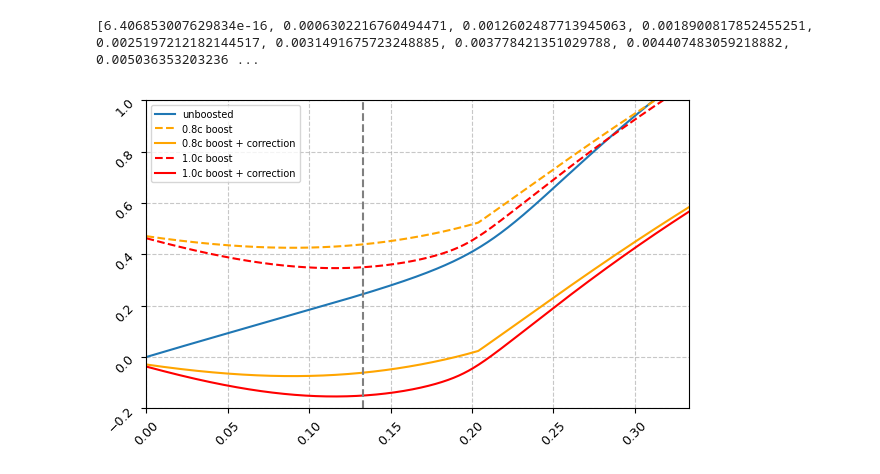
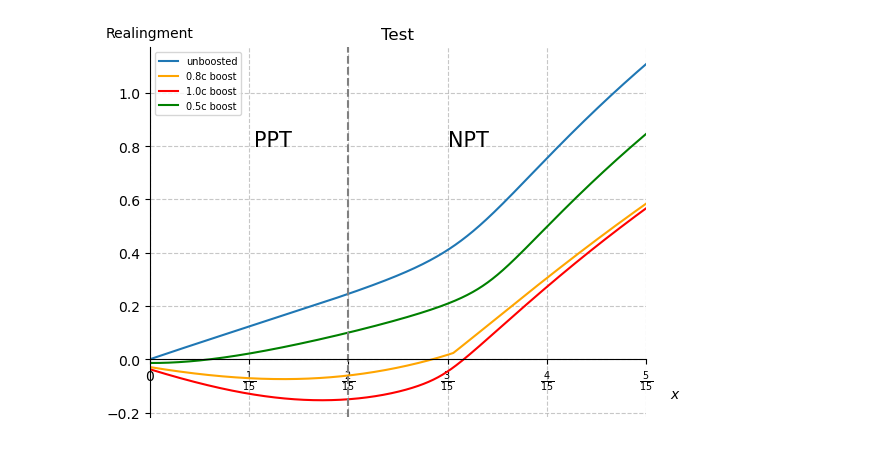
Before and after one commit to sebmousel/Bachelor, a Jupyter notebook: Test.ipynb, the cells around one changed output. Saved outputs shown, nothing was run; the diff lists cells and outputs as text; code cells hidden in the pictures.

Commit message:
example from paper (realignment plot) able to reproduce. first draft of angle dependant momenta coupling. first draft to plot realignment of boosted states dependant of angle in Test notebook

```diff
--- a/Test.ipynb
+++ b/Test.ipynb
@@ -5,11 +6,11 @@ import matplotlib.pyplot as plt
+# %%
+def frac(x,pos):
+    num = int(x*15)
+    return fr"$\frac{{{num}}}{{15}}$" if num > 0 else "0"
 # %%
 val = []
 for n in np.linspace(0, 1/3 , 1000):
     val.append(realign_log(rhob(n,generate_bell_states())))
-
-print(val)
-# %% [output]
-[6.406853007629834e-16, 0.0006302216760494471, 0.0012602487713945063, 0.0018900817852455251, 0.0025197212182144517, 0.0031491675723248885, 0.003778421351029788, 0.004407483059218882, 0.005036353203236 ...
 # %%
 e = [0,0,1]
 momentum1 = [2,np.sqrt(3),0,0]
@@ -63,17 +18,34 @@ for n in np.linspace(0, 1/3 , 1000):
+# %%
+xi05 = 0.5
+xi08 = 0.8
+xi1 = 1
+
+val_05 = realign_val_12_21(e,xi05,momentum1,momentum2)
+val_08 = realign_val_12_21(e,xi08,momentum1,momentum2)
+val_1 = realign_val_12_21(e,xi1,momentum1,momentum2)
 # %%
-plt.figure(figsize=(7, 4))
-plt.xlim(0,1/3)
-plt.ylim(-0.2)
-plt.plot(np.linspace(0,1/3,1000), val, label = "unboosted")
-plt.plot(np.linspace(0,1/3,1000), val_08, linestyle = "--", color = "orange", label = "0.8c boost")
-plt.plot(np.linspace(0,1/3,1000), val_08_corr, color = "orange", label="0.8c boost + correction")
-plt.plot(np.linspace(0,1/3,1000), val_1, linestyle = "--", color = "red", label="1.0c boost")
-plt.plot(np.linspace(0,1/3,1000), val_1_corr, color = "red",label="1.0c boost + correction")
-plt.axvline(2/15, linestyle = "--", color = "grey")
-plt.grid(True, linestyle='--', alpha=0.7)
-plt.xticks(fontsize=9, rotation=45)
-plt.yticks(fontsize=9, rotation=45)
-plt.legend(fontsize=7)
-plt.show()
+fig, ax = plt.subplots()
+#ax.xlim(0,1/3)
+#ax.ylim(-0.2)
+ax.plot(np.linspace(0,1/3,1000), val, label = "unboosted")
+ax.plot(np.linspace(0,1/3,1000), val_08, color = "orange", label="0.8c boost")
+ax.plot(np.linspace(0,1/3,1000), val_1, color = "red",label="1.0c boost")
+ax.plot(np.linspace(0,1/3,1000), val_05, color = "green",label="0.5c boost")
+ax.axvline(2/15, linestyle = "--", color = "grey")
+ax.grid(True, linestyle='--', alpha=0.7)
+ax.legend(fontsize=7)
+ax.spines["bottom"].set_position(("data",0))
+ax.set_xlim(0,max(np.linspace(0,1/3,1000)))
+ax.set(title = "Test",
+       xlabel=r"$x$")
+ax.set_ylabel("Realingment",rotation = 0)
+ax.xaxis.set_label_coords(1.06,0.08)
+ax.yaxis.set_label_coords(0,1.02)
+ax.text(0.07,0.8,"PPT",fontsize = 15)
+ax.text(0.2,0.8,"NPT",fontsize = 15)
+ax.spines["top"].set_visible(False)
+ax.spines["right"].set_visible(False)
+ax.xaxis.set_major_locator(MultipleLocator(1/15))
+ax.xaxis.set_major_formatter(FuncFormatter(frac))
 # %% [output]
-[figure, old version]
+[figure, new version]
```
Also changed, not shown: parts of 8 cells of this notebook, 2 other files.
